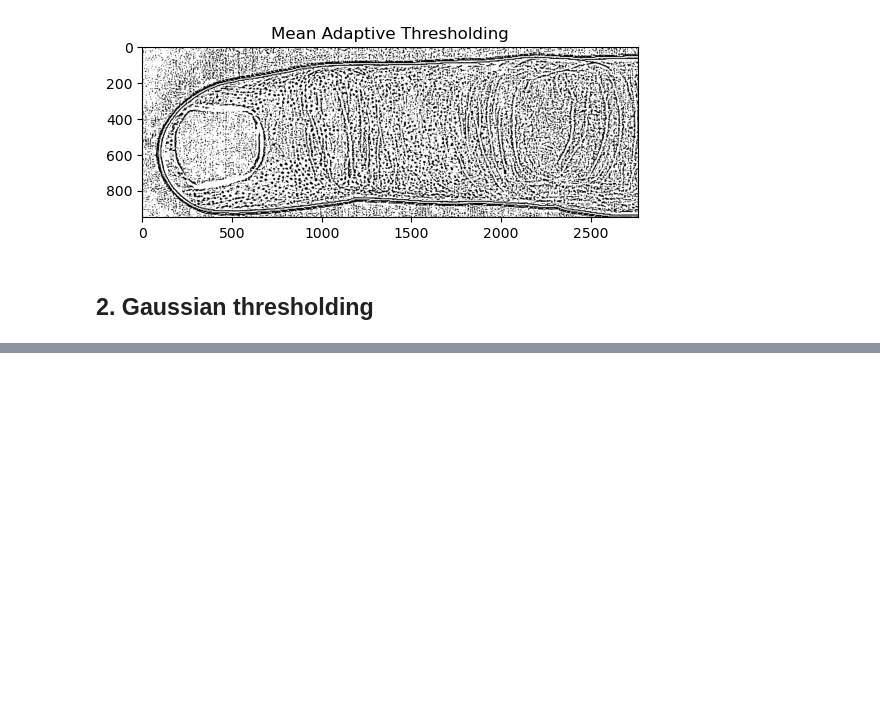
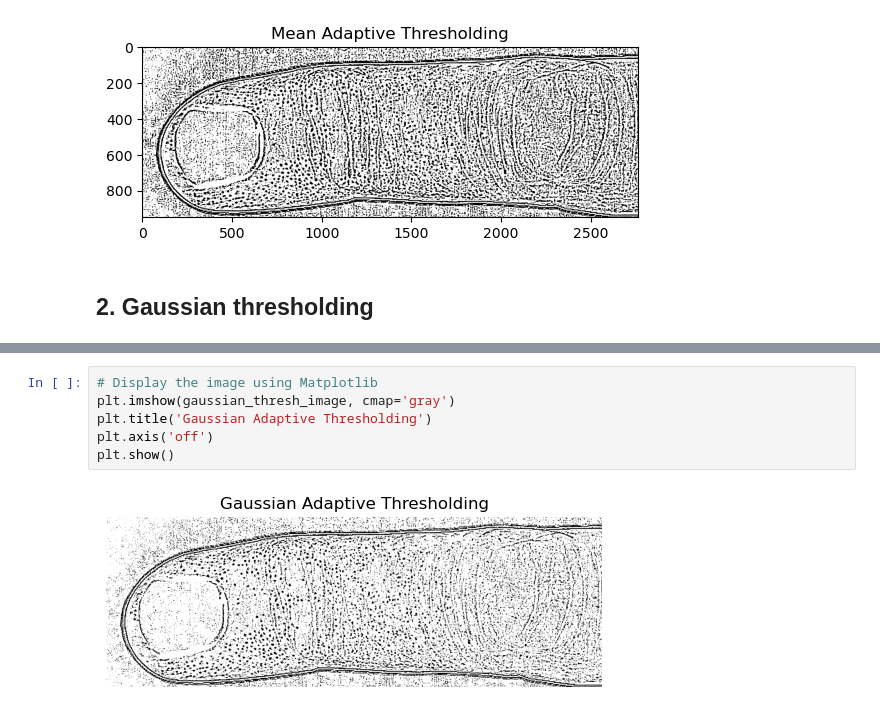
Before and after one commit to UArizonaCB2/sweat-pore-activation, a Jupyter notebook: SweatPoresDetection.ipynb, the cells around one changed output, grey strips where cells are left out. Cells and saved outputs as stored; diff of their text form; blank space fills up the shorter version.

```diff
--- a/SweatPoresDetection.ipynb
+++ b/SweatPoresDetection.ipynb
@@ -75,0 +88,8 @@ plt.show()
+# %%
+# Display the image using Matplotlib
+plt.imshow(gaussian_thresh_image, cmap='gray')
+plt.title('Gaussian Adaptive Thresholding')
+plt.axis('off')
+plt.show()
+# %% [output]
+[figure, added]
```
Also changed, not shown: parts of 9 cells of this notebook.
